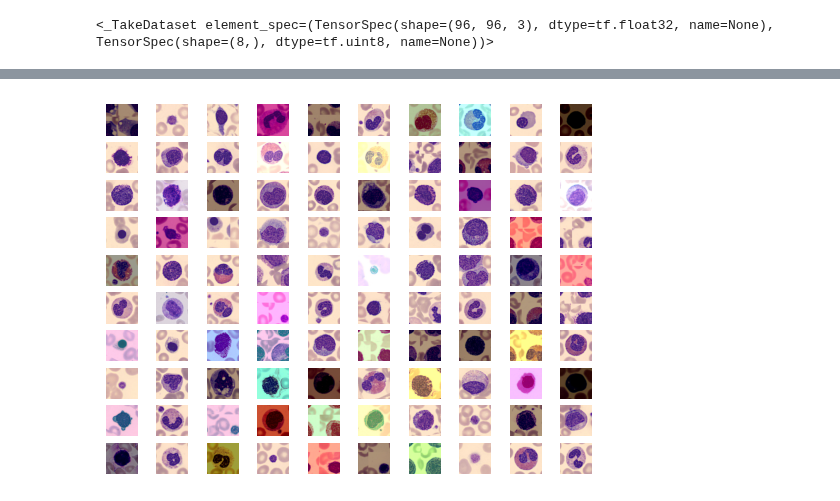
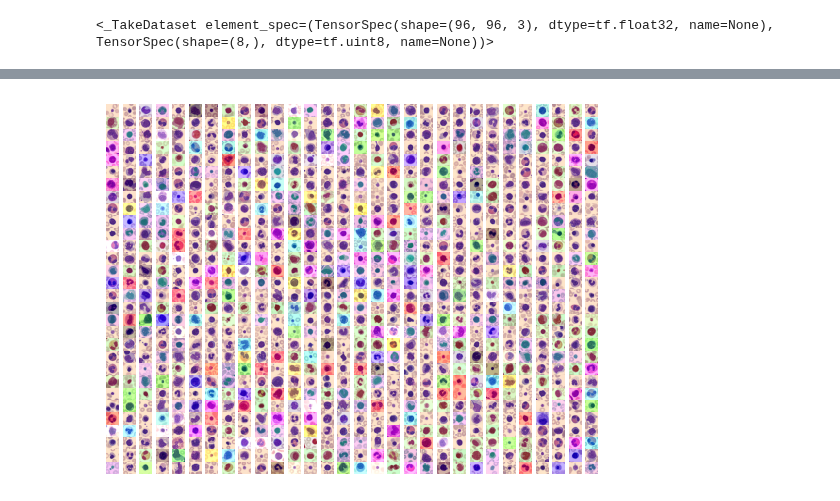
Before and after one commit to tomaz-suller/an2dl, a Jupyter notebook: homework-1/notebooks/1-tomaz-suller-pre-processing.ipynb, the cells around one changed output, grey strips where cells are left out. Saved outputs shown, nothing was run; the diff lists cells and outputs as text; code cells hidden in the pictures.

```diff
--- a/homework-1/notebooks/1-tomaz-suller-pre-processing.ipynb
+++ b/homework-1/notebooks/1-tomaz-suller-pre-processing.ipynb
@@ -108,7 +108,7 @@ data = {
 ## Rebalance
 # %%
 unique_labels, counts = np.unique(clean_labels, return_counts=True)
-count_proportion = counts / counts.max()
+count_proportion = counts / counts.min()
 sample_proportion = 1 / count_proportion
 sample_proportion
 # %% [output]
@@ -119,9 +119,13 @@ rebalanced_data = {}
 for name, set_ in data.items():
     rebalanced_image_list = []
     rebalanced_label_list = []
-    for label, count, proportion in zip(np.unique(set_["labels"]), counts, sample_proportion):
+
+    _, counts = np.unique(set_["labels"], return_counts=True)
+    min_count = np.min(counts)
+
+    for label, proportion in zip(np.unique(set_["labels"]), sample_proportion):
         label_support = np.nonzero(set_["labels"] == label)[0]
-        i = RNG.choice(label_support, int(np.round(count * proportion)))
+        i = RNG.choice(label_support, min_count, replace=False)
         rebalanced_image_list.append(set_["images"][i])
         rebalanced_label_list.append(set_["labels"][i])
     rebalanced_data[name] = {
@@ -240,11 +235,14 @@ len([sample for sample in augmented_train_dataset])
 # %%
 import matplotlib.pyplot as plt
 
-fig, axes = plt.subplots(nrows=10, ncols=10)
+fig, axes = plt.subplots(nrows=30, ncols=30)
 axes = axes.reshape((-1))
 
-for ax, (image, _) in zip(axes, augmented_train_dataset.as_numpy_iterator()):
+shuffled_dataset = augmented_train_dataset.shuffle(augmented_train_dataset.cardinality())
+for ax, (image, _) in zip(axes, shuffled_dataset.as_numpy_iterator()):
     ax.set_axis_off()
     ax.imshow(image / 255)
+
+fig.subplots_adjust(wspace=0, hspace=0)
 # %% [output]
-[figure, old version]
+[figure, new version]
```
Also changed, not shown: parts of 8 cells of this notebook.
